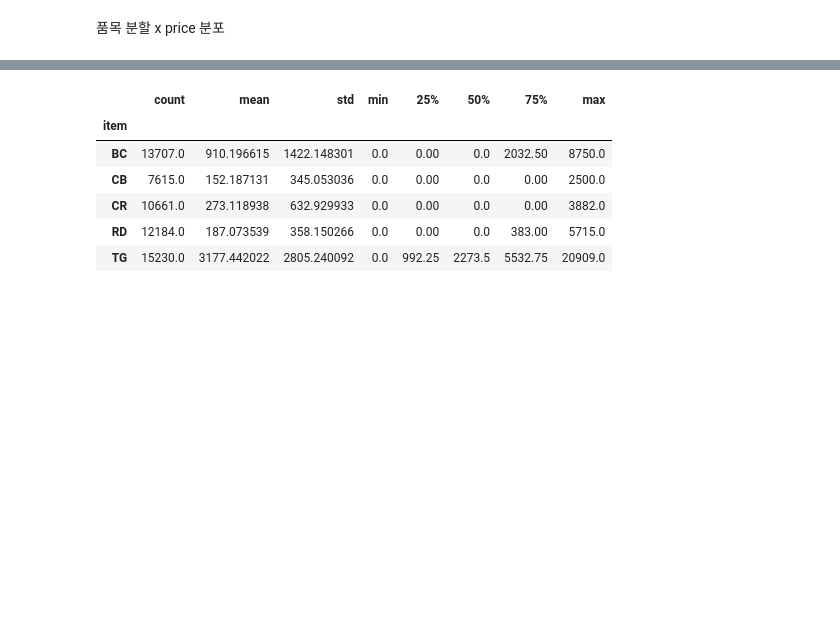
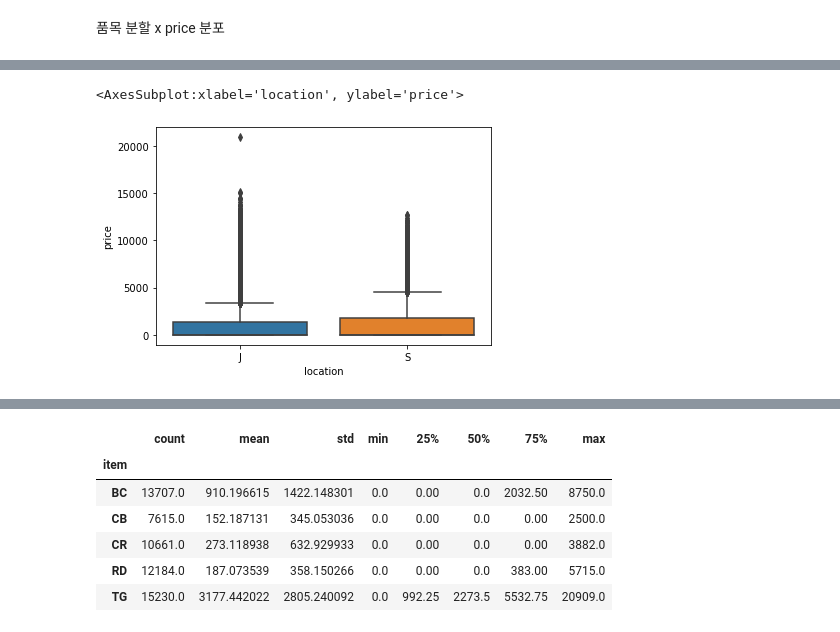
Before and after one commit to LeeEungdo/eda, a Jupyter notebook: eda(1).ipynb, the cells around one changed output, grey strips where cells are left out. Cells and saved outputs as stored; diff of their text form; code cells hidden in the pictures; blank space fills up the shorter version.

```diff
--- a/eda(1).ipynb
+++ b/eda(1).ipynb
@@ -272,3 +276,8 @@ sns.boxplot(x='corporation',y='price',data=train)
+# %%
+sns.boxplot(x='location',y='price',data=train)
+# %% [output]
+<AxesSubplot:xlabel='location', ylabel='price'>
+[figure, added]
 # %%
 plt.figure(figsize=(10,8))
 sns.scatterplot(data=train,x ='supply',y='price',hue='item')
```
Also changed, not shown: parts of 74 cells of this notebook.
